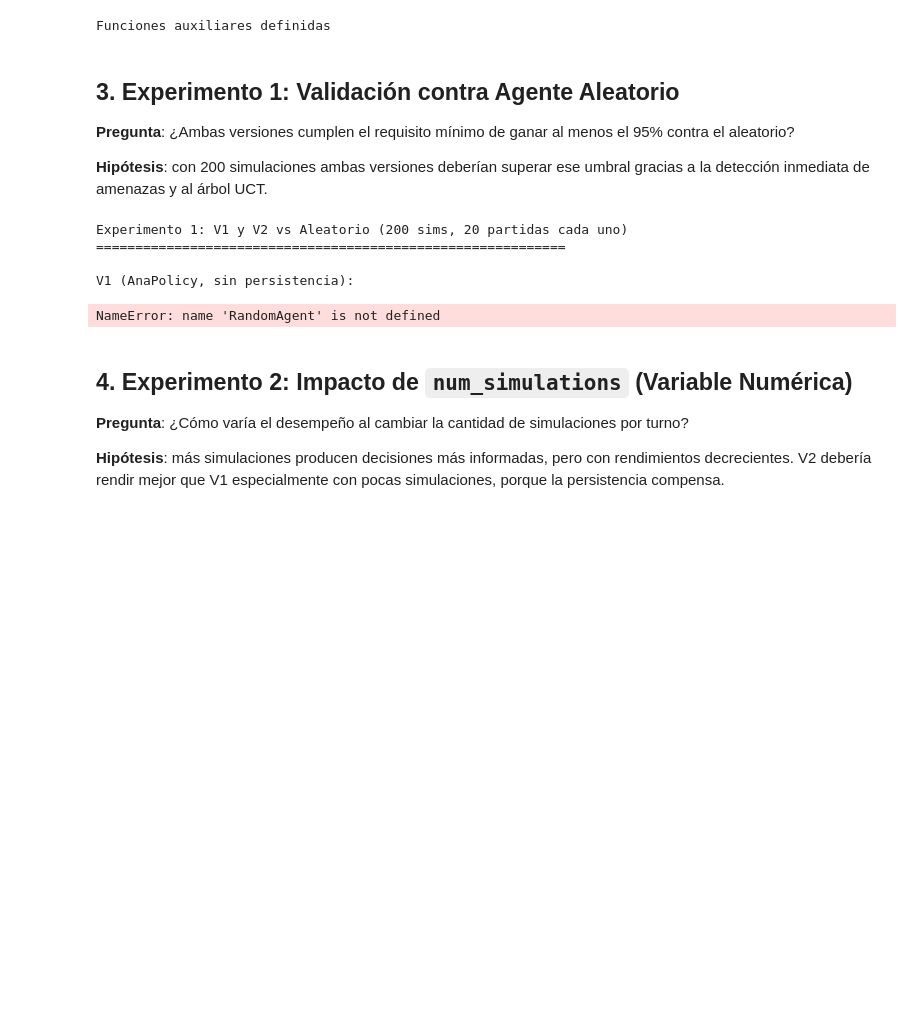
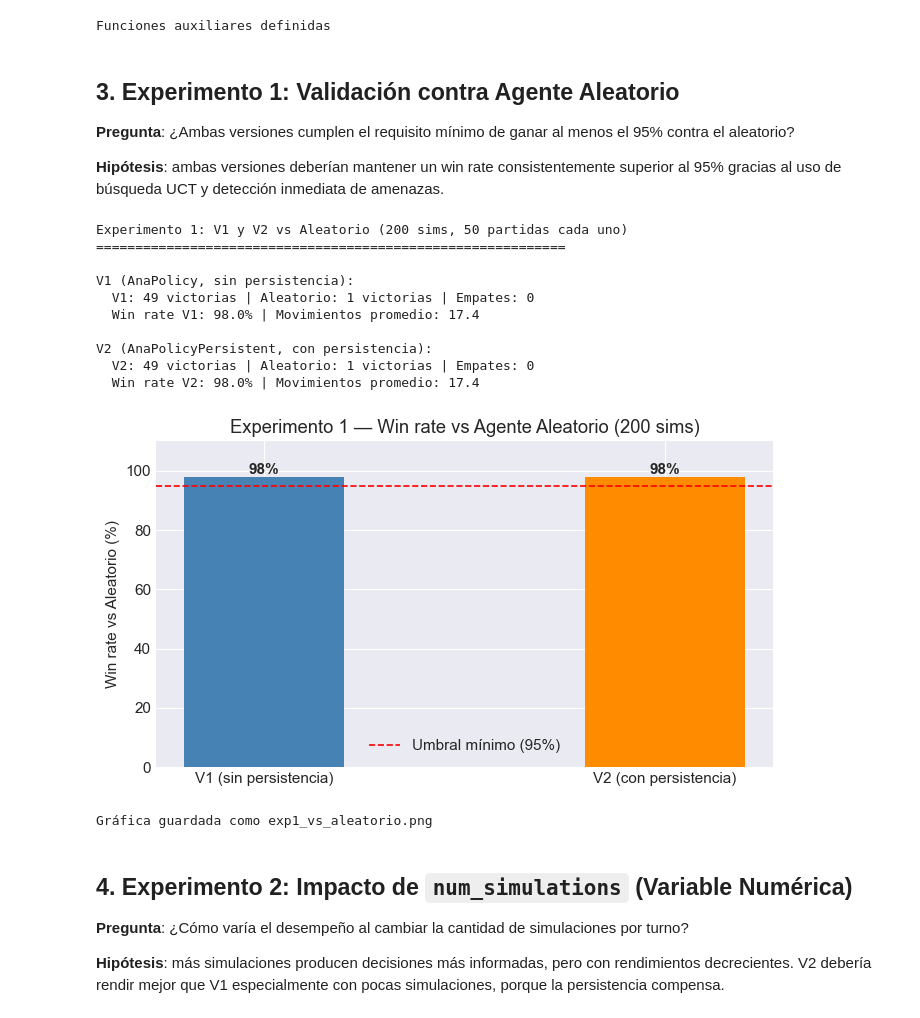
Before and after one commit to Ana3Lu/Connect4-Tournament, a Jupyter notebook: groups/Ana/entrega.ipynb, the cells around one changed output. Drawn from its saved outputs; the diff is of its cells as text; code cells hidden in the pictures; blank space fills up the shorter version.

```diff
--- a/groups/Ana/entrega.ipynb
+++ b/groups/Ana/entrega.ipynb
@@ -46,8 +46,8 @@ from connect4.connect_state import ConnectState
 from connect4.policy import Policy
 from groups.Ana.policy import AnaPolicy, AnaPolicyPersistent
 
-# Política aleatoria de referencia
-class RandomPolicy(Policy):
+# Agente aleatorio de referencia
+class RandomAgent(Policy):
 
     def mount(self, timeout=None):
         pass
@@ -134,41 +134,48 @@ Funciones auxiliares definidas
 
 **Pregunta**: ¿Ambas versiones cumplen el requisito mínimo de ganar al menos el 95% contra el aleatorio?
 
-**Hipótesis**: con 200 simulaciones ambas versiones deberían superar ese umbral gracias a la detección inmediata de amenazas y al árbol UCT.
+**Hipótesis**: ambas versiones deberían mantener un win rate consistentemente superior al 95% gracias al uso de búsqueda UCT y detección inmediata de amenazas.
 # %%
-N_GAMES = 20
+N_GAMES = 50
 
-print('Experimento 1: V1 y V2 vs Aleatorio (200 sims, 20 partidas cada uno)')
+print('Experimento 1: V1 y V2 vs Aleatorio (200 sims, 50 partidas cada uno)')
 print('=' * 60)
 
 print('\nV1 (AnaPolicy, sin persistencia):')
 r_v1_rand = run_tournament(AnaPolicy(200), RandomAgent(), N_GAMES, 'V1', 'Aleatorio')
 
 print('\nV2 (AnaPolicyPersistent, con persistencia):')
 r_v2_rand = run_tournament(AnaPolicyPersistent(200), RandomAgent(), N_GAMES, 'V2', 'Aleatorio')
 
 # Gráfica
 fig, ax = plt.subplots(figsize=(7, 4))
 versiones = ['V1 (sin persistencia)', 'V2 (con persistencia)']
 win_rates = [r_v1_rand['win_rate_a'], r_v2_rand['win_rate_a']]
 bars = ax.bar(versiones, [wr * 100 for wr in win_rates], color=['steelblue', 'darkorange'], width=0.4)
 ax.axhline(95, color='red', linestyle='--', linewidth=1.2, label='Umbral mínimo (95%)')
 ax.set_ylabel('Win rate vs Aleatorio (%)')
 ax.set_title('Experimento 1 — Win rate vs Agente Aleatorio (200 sims)')
 ax.set_ylim(0, 110)
 for bar, wr in zip(bars, win_rates):
     ax.text(bar.get_x() + bar.get_width()/2, bar.get_height() + 1, f'{wr:.0%}', ha='center', fontweight='bold')
 ax.legend()
 plt.tight_layout()
 plt.savefig('exp1_vs_aleatorio.png', dpi=120)
 plt.show()
 print('Gráfica guardada como exp1_vs_aleatorio.png')
 # %% [output]
-Experimento 1: V1 y V2 vs Aleatorio (200 sims, 20 partidas cada uno)
+Experimento 1: V1 y V2 vs Aleatorio (200 sims, 50 partidas cada uno)
 ============================================================
 
 V1 (AnaPolicy, sin persistencia):
+  V1: 49 victorias | Aleatorio: 1 victorias | Empates: 0
+  Win rate V1: 98.0% | Movimientos promedio: 17.4
+
+V2 (AnaPolicyPersistent, con persistencia):
+  V2: 49 victorias | Aleatorio: 1 victorias | Empates: 0
+  Win rate V2: 98.0% | Movimientos promedio: 17.4
+[figure, added]
-NameError: name 'RandomAgent' is not defined
+Gráfica guardada como exp1_vs_aleatorio.png
 # %% [markdown]
 ## 4. Experimento 2: Impacto de `num_simulations` (Variable Numérica)
 
```
Also changed, not shown: parts of 9 cells of this notebook.
